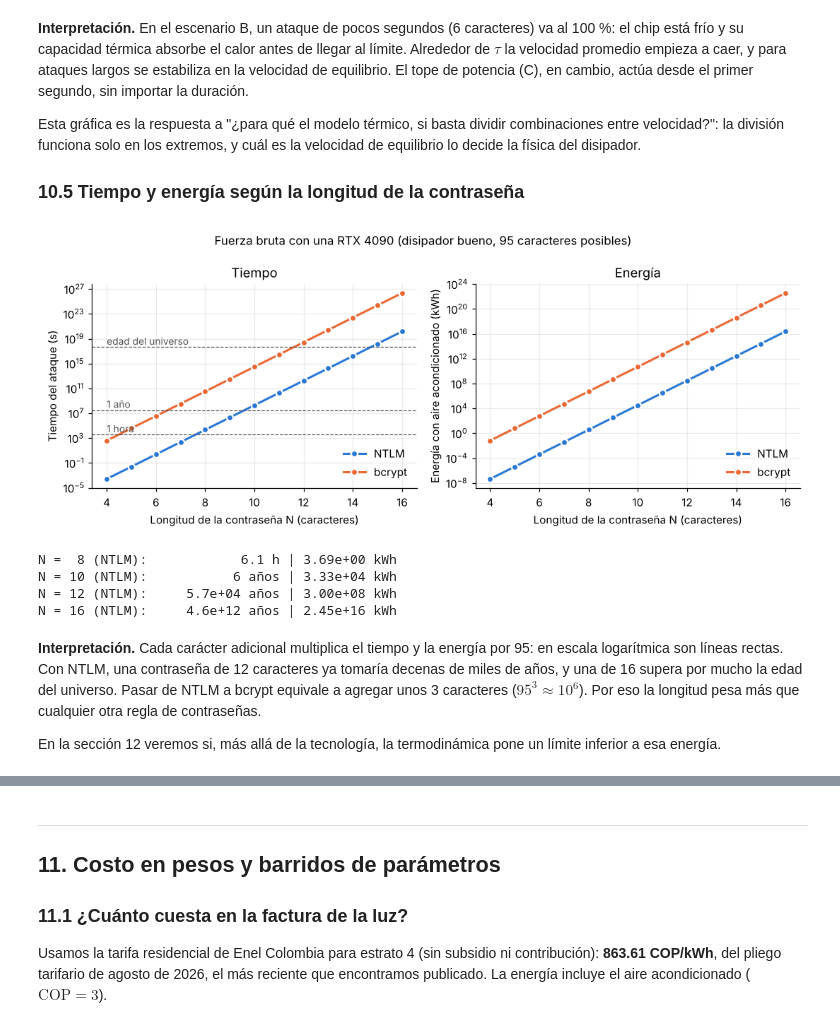
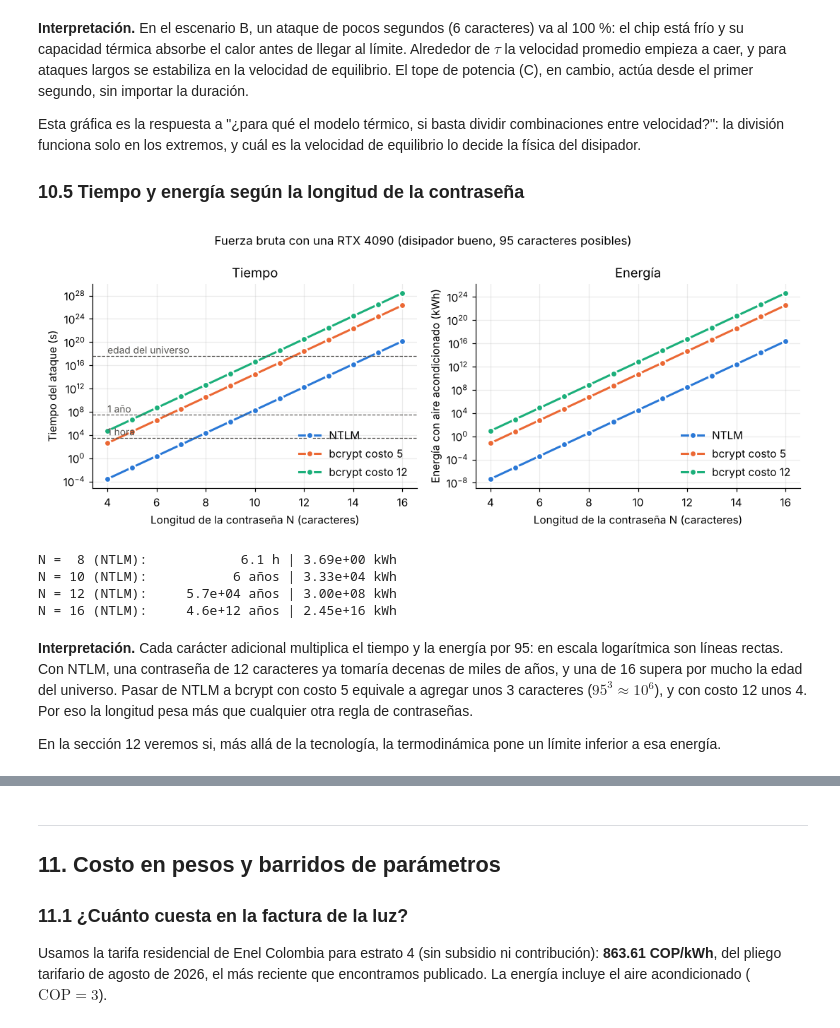
Before and after one commit to Byrojito/Proyecto_f-sicaA, a Jupyter notebook: proyecto.ipynb, the cells around one changed output, grey strips where cells are left out. Saved outputs shown, nothing was run; the diff lists cells and outputs as text; code cells hidden in the pictures.

Commit message:
Rigor: modelo contra medición (8.8), sensibilidad (10.6), bcrypt con costo, Landauer como cota, P=CV²f como consistente, limitaciones y conclusiones revisadas

```diff
--- a/proyecto.ipynb
+++ b/proyecto.ipynb
@@ -552,10 +562,12 @@ resultados_ale = {modo: resumen("alejandra", modo) for modo in ["silencio", "ren
 todas = [("Felipe", m, resultados[m]) for m in MODOS] + [("Alejandra", m, x) for m, x in resultados_ale.items()]
 
 print(f"{'Equipo':10s}{'Modo':12s}{'hash/s':>9s}{'P (W)':>7s}{'V (V)':>7s}{'T (°C)':>7s}{'vent.':>7s}"
-      f"{'µJ/hash':>9s}{'R_th':>6s}{'τ enfr. (s)':>13s}{'P/(V²f) (nF)':>14s}")
+      f"{'µJ/hash':>9s}{'R_th':>6s}{'τ enfr. (s)':>16s}{'P/(V²f) (nF)':>14s}")
 for quien, modo, x in todas:
     P_m, V_m, f_m = x["muestras"]
     C_m = np.mean(P_m / (V_m**2 * f_m * 1e6)) * 1e9
     print(f"{quien:10s}{modo:12s}{x['r']:9.2e}{x['P']:7.1f}{x['V']:7.3f}{x['T']:7.1f}{x['ventilador']:7.0f}"
-          f"{x['E_hash'] * 1e6:9.2f}{x['R_th']:6.2f}{x['tau']:8.0f} ± {x['err_tau']:<3.0f}{C_m:12.2f}")
+          f"{x['E_hash'] * 1e6:9.2f}{x['R_th']:6.2f}{x['tau']:8.0f} ± {x['err_tau']:<3.0f}"
+          f"{'*' if x['err_tau'] > 0.15 * x['tau'] else ' ':3s}{C_m:12.2f}")
+print("\n* τ poco confiable: incertidumbre mayor al 15 % (ventilador cambiando y actividad de fondo durante el enfriamiento)")
 # %% [output]
@@ -900,6 +993,10 @@ desde $n = 0$ hasta $n = 95^N$. Las tres se integran con Euler en el mismo bucle
 # %%
 ALFABETO = 95
-VEL_HASH = {"NTLM": 3e11, "bcrypt": 2e5}    # intentos/s de una RTX 4090 a φ = 1
+VEL_HASH = {                                # intentos/s de una RTX 4090 a φ = 1 (hashcat 6.2.6)
+    "NTLM": 3e11,
+    "bcrypt costo 5": 2e5,
+    "bcrypt costo 12": 2e5 / 2**7,
+}
 COP = 3.0                                   # aire acondicionado real
 AÑO = 3.156e7                               # s
 COP_carnot = (273.15 + 25) / (35 - 25)
@@ -1018,37 +1118,37 @@ Esta gráfica es la respuesta a "¿para qué el modelo térmico, si basta dividi
 # %%
 longitudes = np.arange(4, 17)
 esc_A = ESCENARIOS["A: disipador bueno"]
 fig, (ax1, ax2) = plt.subplots(1, 2, figsize=(10, 4))
-for (hash_, r_max), color in zip(VEL_HASH.items(), [AZUL, NARANJA]):
+for (hash_, r_max), color in zip(VEL_HASH.items(), [AZUL, NARANJA, AGUA]):
     res = [ataque(N, r_max, **esc_A) for N in longitudes]
     ax1.semilogy(longitudes, [x["t"] for x in res], "o-", color=color, ms=6, mec="white", mew=1.5, label=hash_)
     ax2.semilogy(longitudes, [x["E"] * (1 + 1 / COP) / 3.6e6 for x in res], "o-", color=color,
                  ms=6, mec="white", mew=1.5, label=hash_)
 
 for valor, texto in [(3600, "1 hora"), (AÑO, "1 año"), (13.8e9 * AÑO, "edad del universo")]:
     ax1.axhline(valor, color=GRIS, lw=0.8, ls="--")
     ax1.text(4, valor * 2.5, texto, color=GRIS, fontsize=9)
 ax1.set_ylabel("Tiempo del ataque (s)")
 ax2.set_ylabel("Energía con aire acondicionado (kWh)")
 for ax, titulo in [(ax1, "Tiempo"), (ax2, "Energía")]:
     ax.set_xlabel("Longitud de la contraseña N (caracteres)")
     ax.set_title(titulo)
     ax.legend(loc="lower right")
 fig.suptitle("Fuerza bruta con una RTX 4090 (disipador bueno, 95 caracteres posibles)", fontsize=11)
 fig.tight_layout()
 fig.savefig("figuras/ataque_vs_longitud.png", dpi=200)
 plt.show()
 
 for N in [8, 10, 12, 16]:
     res = ataque(N, VEL_HASH["NTLM"], **esc_A)
     print(f"N = {N:2d} (NTLM): {tiempo_legible(res['t']):>16s} | {res['E'] * (1 + 1 / COP) / 3.6e6:.2e} kWh")
 # %% [output]
-[figure, old version]
+[figure, new version]
 N =  8 (NTLM):            6.1 h | 3.69e+00 kWh
 N = 10 (NTLM):           6 años | 3.33e+04 kWh
 N = 12 (NTLM):     5.7e+04 años | 3.00e+08 kWh
 N = 16 (NTLM):     4.6e+12 años | 2.45e+16 kWh
 # %% [markdown]
-**Interpretación.** Cada carácter adicional multiplica el tiempo y la energía por 95: en escala logarítmica son líneas rectas. Con NTLM, una contraseña de 12 caracteres ya tomaría decenas de miles de años, y una de 16 supera por mucho la edad del universo. Pasar de NTLM a bcrypt equivale a agregar unos 3 caracteres ($95^3 \approx 10^6$). Por eso la longitud pesa más que cualquier otra regla de contraseñas.
+**Interpretación.** Cada carácter adicional multiplica el tiempo y la energía por 95: en escala logarítmica son líneas rectas. Con NTLM, una contraseña de 12 caracteres ya tomaría decenas de miles de años, y una de 16 supera por mucho la edad del universo. Pasar de NTLM a bcrypt con costo 5 equivale a agregar unos 3 caracteres ($95^3 \approx 10^6$), y con costo 12 unos 4. Por eso la longitud pesa más que cualquier otra regla de contraseñas.
 
 En la sección 12 veremos si, más allá de la tecnología, la termodinámica pone un límite inferior a esa energía.
```
Also changed, not shown: parts of 23 cells of this notebook, 17 other files.
